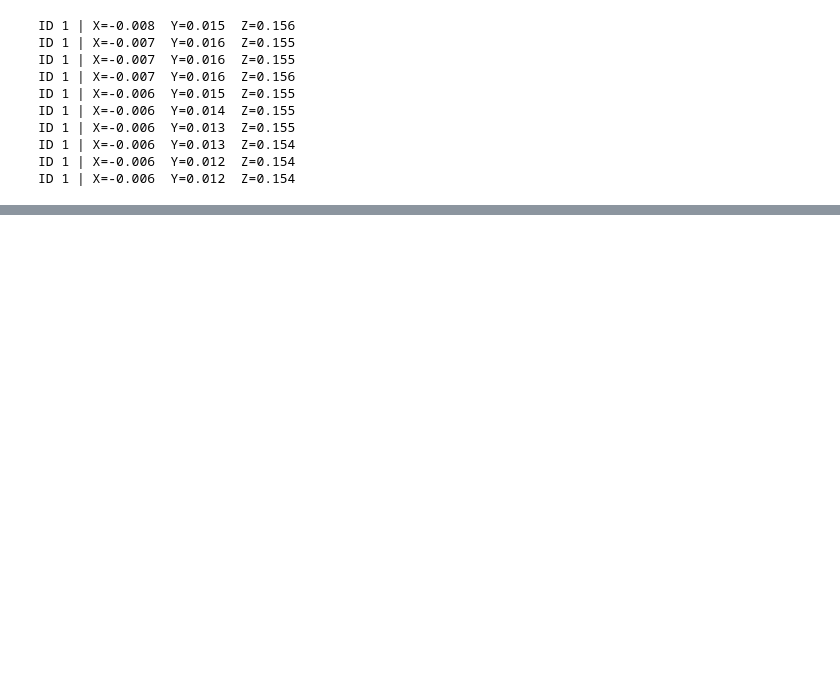
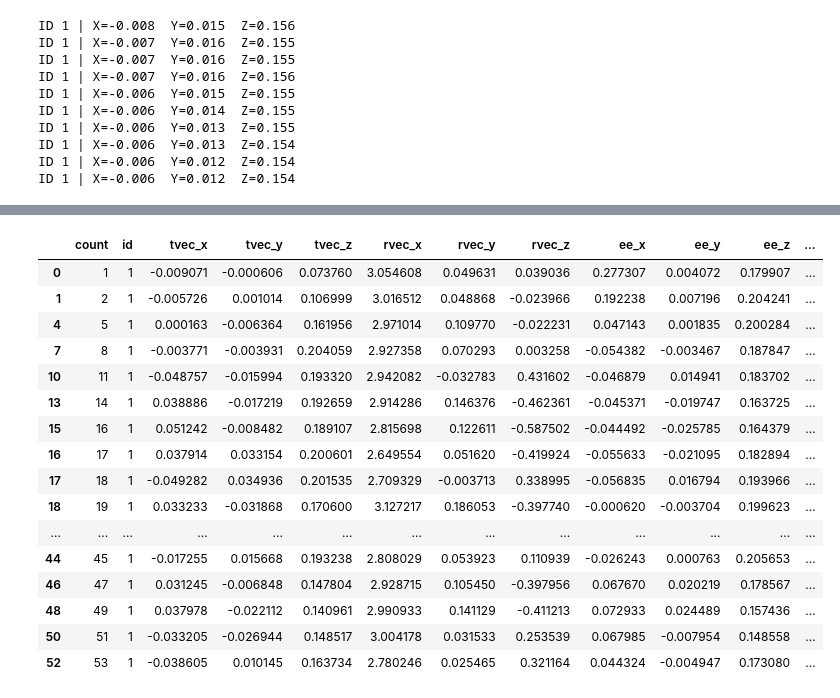
Before and after one commit to lanadelray00/CR_SF_PJT, a Jupyter notebook: src/01_CR_PJT/cr_test/CR_PJT 2-a.ipynb, the cells around one changed output, grey strips where cells are left out. Cells and saved outputs as stored; diff of their text form; code cells hidden in the pictures; blank space fills up the shorter version.

```diff
--- a/src/01_CR_PJT/cr_test/CR_PJT 2-a.ipynb
+++ b/src/01_CR_PJT/cr_test/CR_PJT 2-a.ipynb
@@ -384,3 +350,24 @@ corrected = normalize_rvec_flips(rvecs)
+# %%
+eyehand_data = eyehand_data[eyehand_data['rvec_x']>=0]
+eyehand_data
+# %% [output]
+|  | count | id | tvec_x | tvec_y | tvec_z | rvec_x | rvec_y | rvec_z | ee_x | ee_y | ee_z | ... |
+| 0 | 1 | 1 | -0.009071 | -0.000606 | 0.073760 | 3.054608 | 0.049631 | 0.039036 | 0.277307 | 0.004072 | 0.179907 | ... |
+| 1 | 2 | 1 | -0.005726 | 0.001014 | 0.106999 | 3.016512 | 0.048868 | -0.023966 | 0.192238 | 0.007196 | 0.204241 | ... |
+| 4 | 5 | 1 | 0.000163 | -0.006364 | 0.161956 | 2.971014 | 0.109770 | -0.022231 | 0.047143 | 0.001835 | 0.200284 | ... |
+| 7 | 8 | 1 | -0.003771 | -0.003931 | 0.204059 | 2.927358 | 0.070293 | 0.003258 | -0.054382 | -0.003467 | 0.187847 | ... |
+| 10 | 11 | 1 | -0.048757 | -0.015994 | 0.193320 | 2.942082 | -0.032783 | 0.431602 | -0.046879 | 0.014941 | 0.183702 | ... |
+| 13 | 14 | 1 | 0.038886 | -0.017219 | 0.192659 | 2.914286 | 0.146376 | -0.462361 | -0.045371 | -0.019747 | 0.163725 | ... |
+| 15 | 16 | 1 | 0.051242 | -0.008482 | 0.189107 | 2.815698 | 0.122611 | -0.587502 | -0.044492 | -0.025785 | 0.164379 | ... |
+| 16 | 17 | 1 | 0.037914 | 0.033154 | 0.200601 | 2.649554 | 0.051620 | -0.419924 | -0.055633 | -0.021095 | 0.182894 | ... |
+| 17 | 18 | 1 | -0.049282 | 0.034936 | 0.201535 | 2.709329 | -0.003713 | 0.338995 | -0.056835 | 0.016794 | 0.193966 | ... |
+| 18 | 19 | 1 | 0.033233 | -0.031868 | 0.170600 | 3.127217 | 0.186053 | -0.397740 | -0.000620 | -0.003704 | 0.199623 | ... |
+| ... | ... | ... | ... | ... | ... | ... | ... | ... | ... | ... | ... | ... |
+| 44 | 45 | 1 | -0.017255 | 0.015668 | 0.193238 | 2.808029 | 0.053923 | 0.110939 | -0.026243 | 0.000763 | 0.205653 | ... |
+| 46 | 47 | 1 | 0.031245 | -0.006848 | 0.147804 | 2.928715 | 0.105450 | -0.397956 | 0.067670 | 0.020219 | 0.178567 | ... |
+| 48 | 49 | 1 | 0.037978 | -0.022112 | 0.140961 | 2.990933 | 0.141129 | -0.411213 | 0.072933 | 0.024489 | 0.157436 | ... |
+| 50 | 51 | 1 | -0.033205 | -0.026944 | 0.148517 | 3.004178 | 0.031533 | 0.253539 | 0.067985 | -0.007954 | 0.148558 | ... |
+| 52 | 53 | 1 | -0.038605 | 0.010145 | 0.163734 | 2.780246 | 0.025465 | 0.321164 | 0.044324 | -0.004947 | 0.173080 | ... |
 # %%
 import matplotlib.pyplot as plt
 import numpy as np
```
Also changed, not shown: parts of 10 cells of this notebook, 7 other files.
